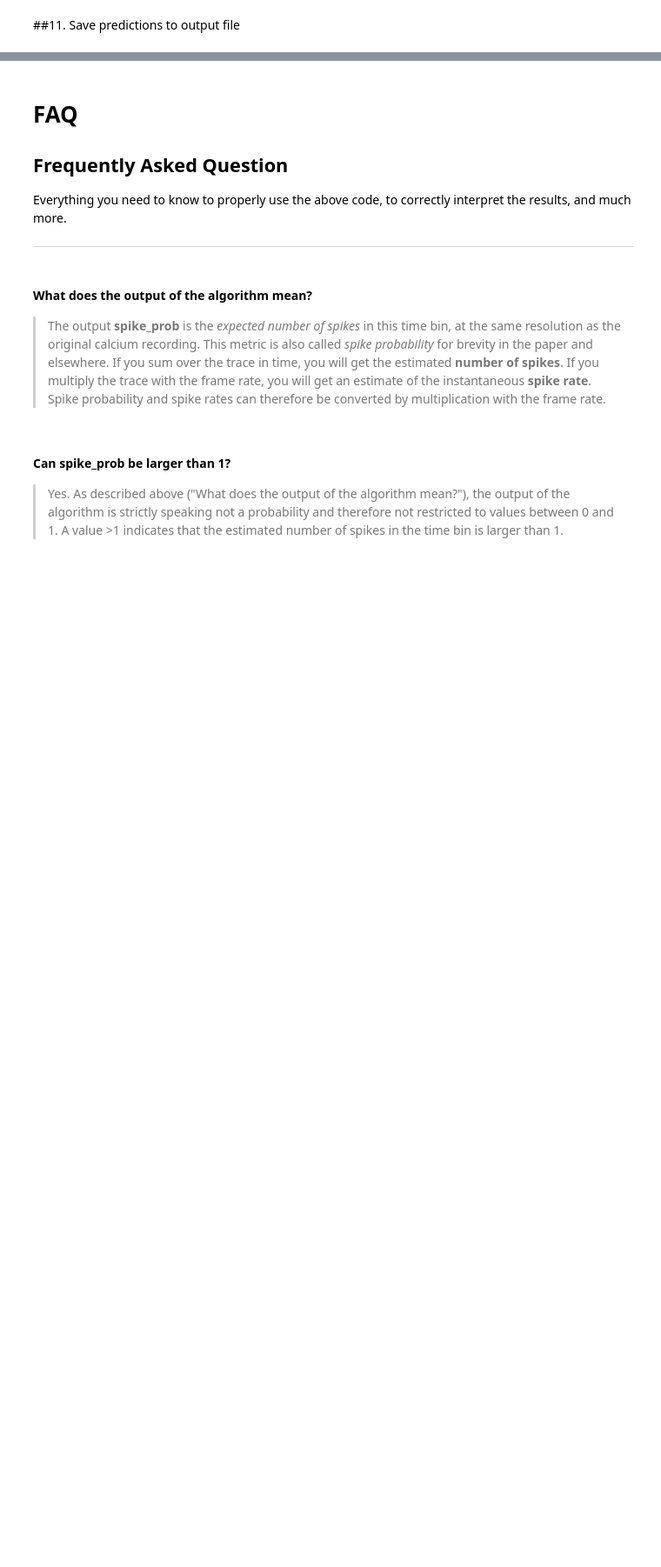
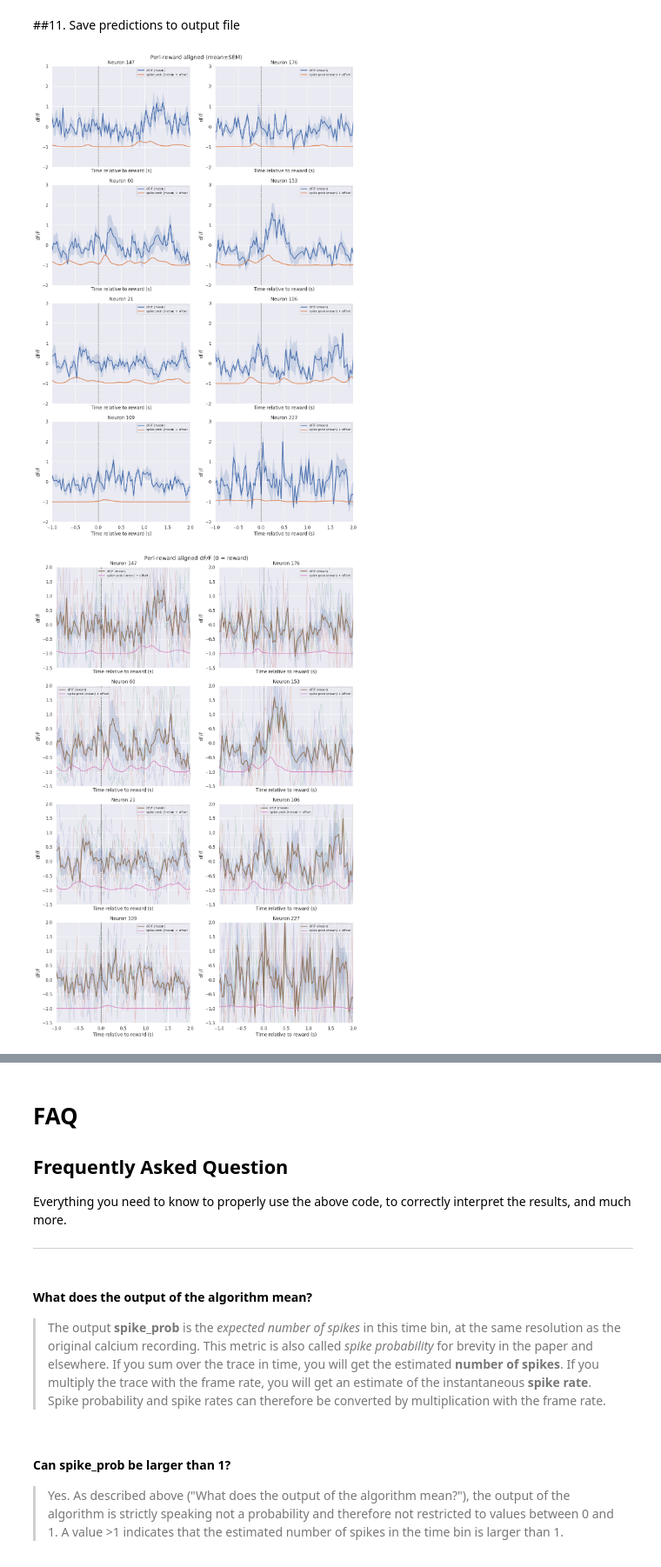
Before and after one commit to davisgrubin/2p_imaging, a Jupyter notebook: Demo scripts/Calibrated_spike_inference_with_Cascade.ipynb, the cells around one changed output, grey strips where cells are left out. Shown at 87% size. Drawn from its saved outputs; the diff is of its cells as text; code cells hidden in the pictures; blank space fills up the shorter version.

```diff
--- a/Demo scripts/Calibrated_spike_inference_with_Cascade.ipynb
+++ b/Demo scripts/Calibrated_spike_inference_with_Cascade.ipynb
@@ -341,3 +340,44 @@ sio.savemat(save_path+'.mat', {'spike_prob':spike_prob})
 
 # save as numpy file
 np.save(save_path, spike_prob)
+# %%
+# Define a placeholder for reward_times_s. You should replace this with your actual reward times.
+reward_times_s = np.array([5.0, 10.0, 15.0, 20.0, 25.0]) # Example placeholder values
+
+neuron_indices = np.random.randint(traces.shape[0], size=8)
+
+# A) Event-aligned, mean ± SEM:
+t_rel, win_dff, win_spk, valid = plot_event_aligned_traces(
+    traces=traces,
+    neuron_indices=neuron_indices,
+    frame_rate=frame_rate,
+    event_times_s=reward_times_s,
+    pre_s=1.0,
+    post_s=2.0,
+    spiking=spike_prob,
+    show_mean_sem=True,
+    show_all_trials=False,
+    y_range=(-2, 3),
+    spk_offset=-1.0,
+    title="Peri-reward aligned (mean±SEM)"
+)
+
+# B) Same but overlay all trials (first 30):
+_ = plot_event_aligned_traces(
+    traces, neuron_indices, frame_rate, reward_times_s,
+    pre_s=1.0,
+    post_s=2.0,
+    spiking=spike_prob,
+    show_mean_sem=True,
+    show_all_trials=True,
+    max_trials_to_plot=30
+)
+
+# C) Original multi-panel plot with vertical reward markers (no alignment):
+_ = plot_dFF_traces(traces, neuron_indices, frame_rate,
+                    spiking=spike_prob,
+                    y_range=(-2, 3),
+                    reward_times_s=reward_times_s)
+# %% [output]
+[figure, added]
+[figure, added]
```
Also changed, not shown: parts of 7 cells of this notebook.
